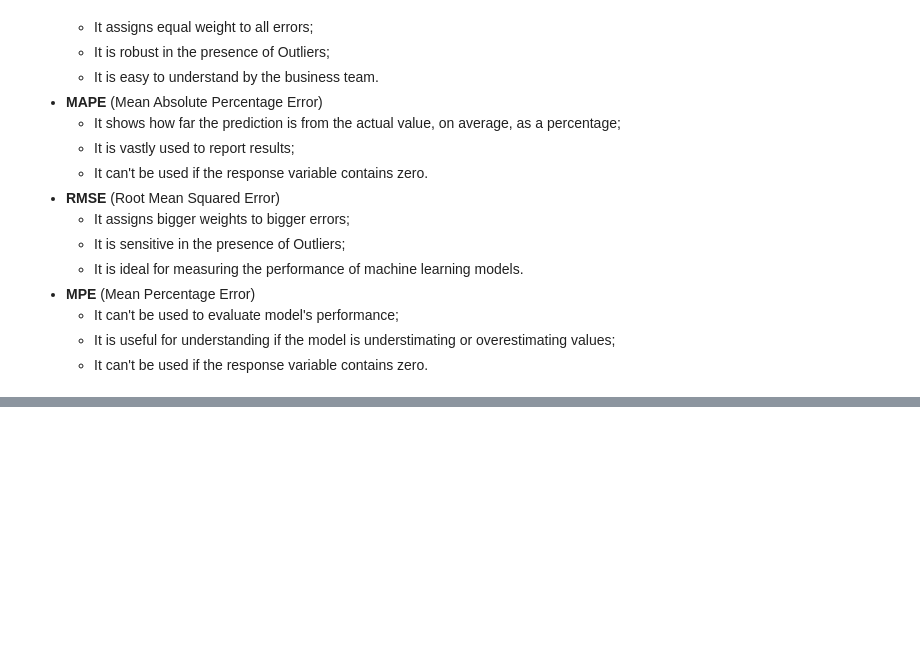
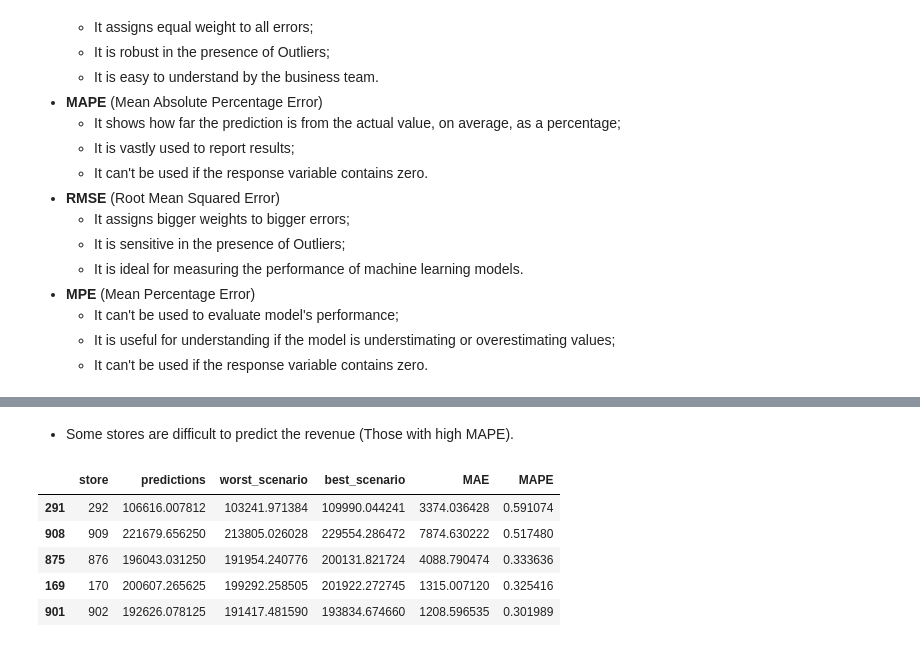
Before and after one commit to Gutscs/Rossmann-Forecasting-Sales, a Jupyter notebook: RossmanSales.ipynb, the cells around one changed output, grey strips where cells are left out. Saved outputs shown, nothing was run; the diff lists cells and outputs as text; code cells hidden in the pictures; blank space fills up the shorter version.

```diff
--- a/RossmanSales.ipynb
+++ b/RossmanSales.ipynb
@@ -1491,0 +1529,11 @@ Error metrics characteristics:
+# %% [markdown]
+* Some stores are difficult to predict the revenue (Those with high MAPE).
+# %%
+df92.sort_values( 'MAPE', ascending=False ).head()
+# %% [output]
+|  | store | predictions | worst_scenario | best_scenario | MAE | MAPE |
+| 291 | 292 | 106616.007812 | 103241.971384 | 109990.044241 | 3374.036428 | 0.591074 |
+| 908 | 909 | 221679.656250 | 213805.026028 | 229554.286472 | 7874.630222 | 0.517480 |
+| 875 | 876 | 196043.031250 | 191954.240776 | 200131.821724 | 4088.790474 | 0.333636 |
+| 169 | 170 | 200607.265625 | 199292.258505 | 201922.272745 | 1315.007120 | 0.325416 |
+| 901 | 902 | 192626.078125 | 191417.481590 | 193834.674660 | 1208.596535 | 0.301989 |
```
Also changed, not shown: parts of 14 cells of this notebook.
